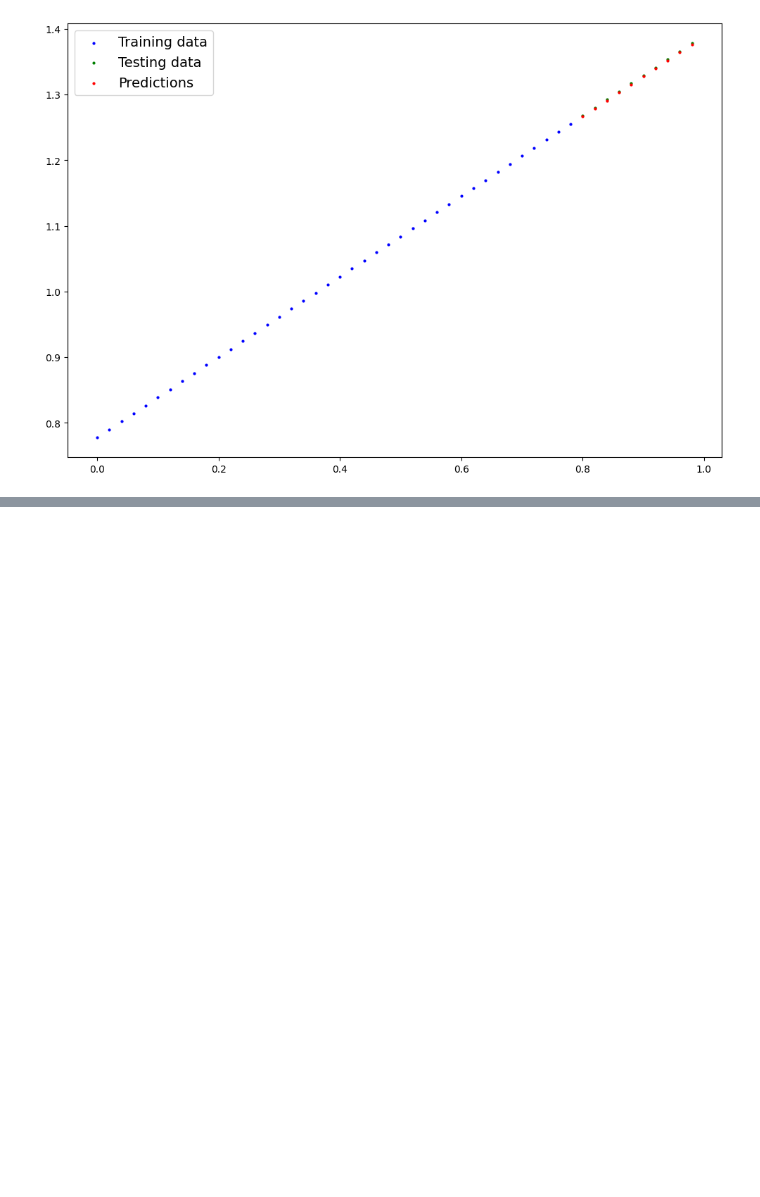
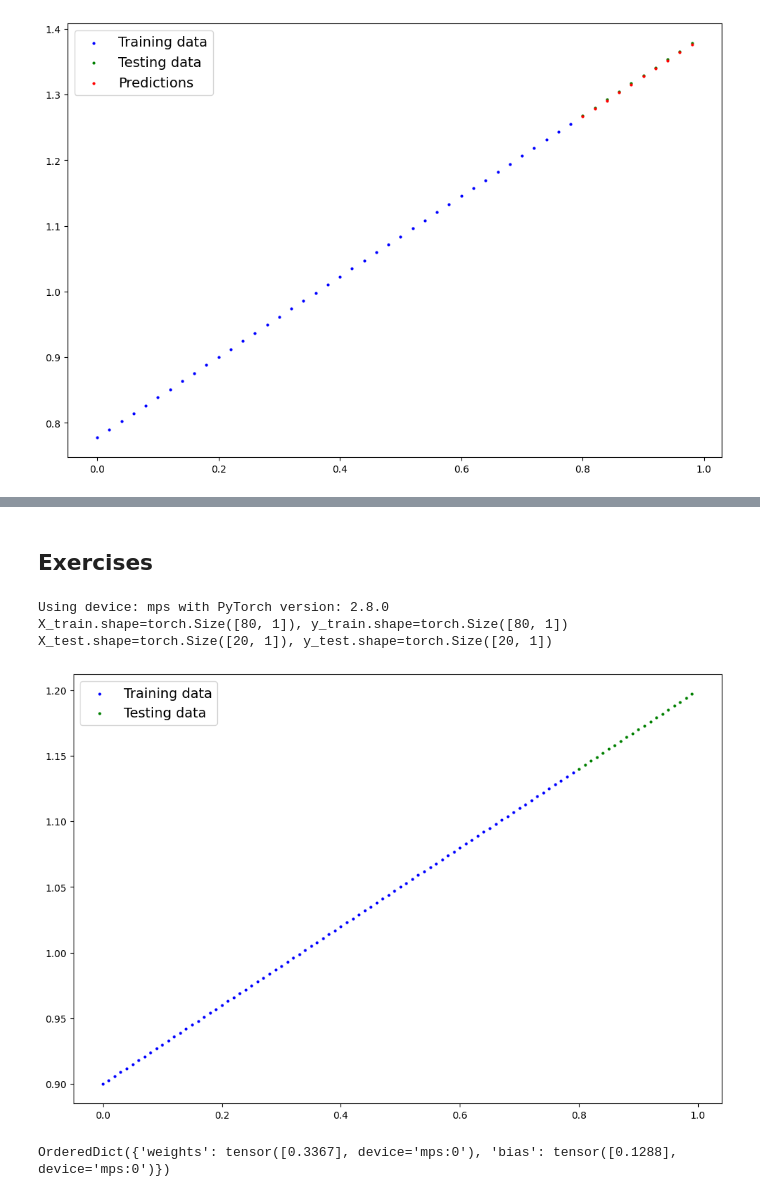
Before and after one commit to Zireael26/pytorch-deep-learning, a Jupyter notebook: my_notebooks/01_pytorch_workflow.ipynb, the cells around one changed output, grey strips where cells are left out. Saved outputs shown, nothing was run; the diff lists cells and outputs as text; code cells hidden in the pictures; blank space fills up the shorter version.

Commit message:
Added a solution of the exercise

```diff
--- a/my_notebooks/01_pytorch_workflow.ipynb
+++ b/my_notebooks/01_pytorch_workflow.ipynb
@@ -534,3 +534,59 @@ tensor([[True],
         [True],
         [True],
         [True]], device='mps:0')
+# %% [markdown]
+## Exercises
+# %%
+# imports
+import torch
+from torch import nn
+import matplotlib.pyplot as plt
+
+# Set up device
+device = "cpu"
+if torch.cuda.is_available():
+    device = "cuda"
+elif torch.backends.mps.is_available():
+    device = "mps"
+print(f"Using device: {device} with PyTorch version: {torch.__version__}")
+
+# Create the data
+start = 0
+end = 1
+step = 0.01
+
+weight = 0.3
+bias = 0.9
+X = torch.arange(start, end, step, device=device).unsqueeze(dim=1)
+y = weight * X + bias
+
+# Train/test split
+split = int(0.8 * len(X))
+X_train, y_train = X[:split], y[:split]
+X_test, y_test = X[split:], y[split:]
+
+print(f"{X_train.shape=}, {y_train.shape=}")
+print(f"{X_test.shape=}, {y_test.shape=}")
+
+plot_predictions(X_train.cpu(), y_train.cpu(), X_test.cpu(), y_test.cpu())
+# %% [output]
+Using device: mps with PyTorch version: 2.8.0
+X_train.shape=torch.Size([80, 1]), y_train.shape=torch.Size([80, 1])
+X_test.shape=torch.Size([20, 1]), y_test.shape=torch.Size([20, 1])
+[figure, added]
+# %%
+class LinearRegressionModelExercise(nn.Module):
+    def __init__(self):
+        super().__init__()
+        self.weights = nn.Parameter(torch.randn(1, requires_grad=True))
+        self.bias = nn.Parameter(torch.randn(1, requires_grad=True))
+
+    def forward(self, X: torch.Tensor) -> torch.Tensor:
+        return self.weights * X + self.bias
+
+torch.manual_seed(42)
+ex_model = LinearRegressionModelExercise()
+ex_model.to(device)
+print(ex_model.state_dict())
+# %% [output]
+OrderedDict({'weights': tensor([0.3367], device='mps:0'), 'bias': tensor([0.1288], device='mps:0')})
```
Also changed, not shown: parts of 3 cells of this notebook, 1 other file.
